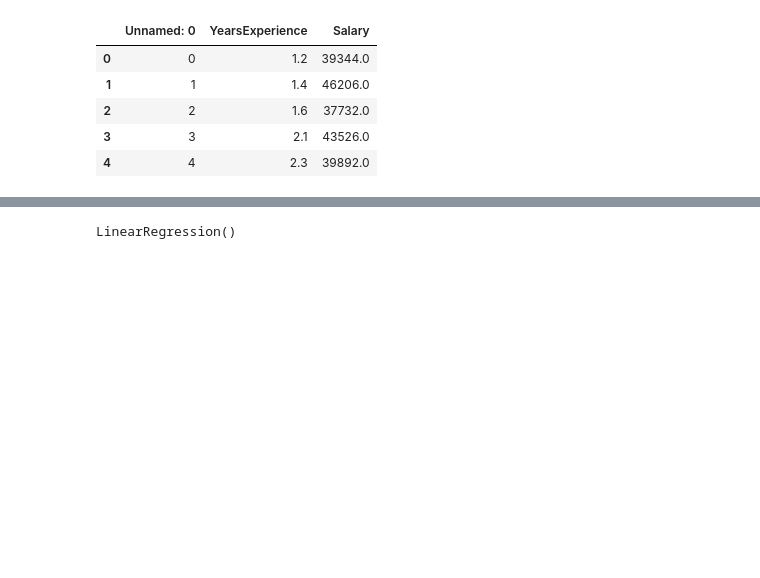
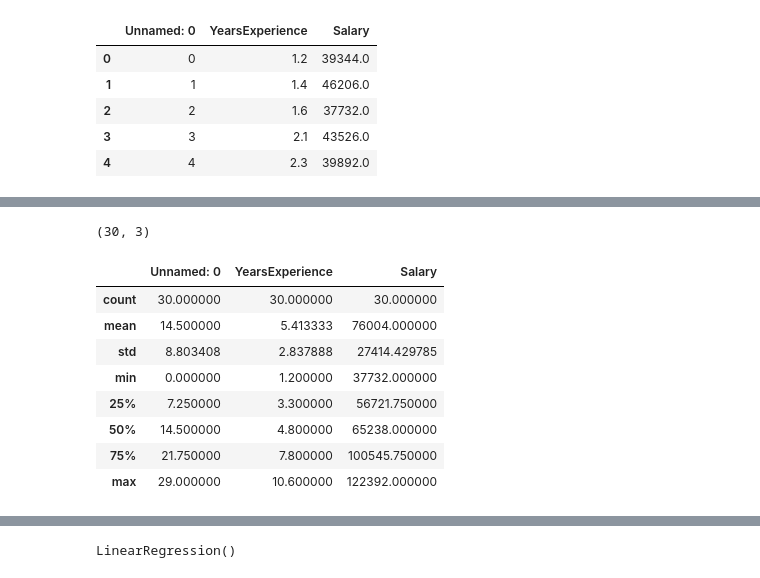
Before and after one commit to Selvaganapathy-k/salary_prediction-linear-regression-, a Jupyter notebook: Salary Prediction.ipynb, the cells around one changed output, grey strips where cells are left out. Drawn from its saved outputs; the diff is of its cells as text; code cells hidden in the pictures; blank space fills up the shorter version.

```diff
--- a/Salary Prediction.ipynb
+++ b/Salary Prediction.ipynb
@@ -14,0 +29,16 @@ df.head()
+# %%
+df.shape
+# %% [output]
+(30, 3)
+# %%
+df.describe()
+# %% [output]
+|  | Unnamed: 0 | YearsExperience | Salary |
+| count | 30.000000 | 30.000000 | 30.000000 |
+| mean | 14.500000 | 5.413333 | 76004.000000 |
+| std | 8.803408 | 2.837888 | 27414.429785 |
+| min | 0.000000 | 1.200000 | 37732.000000 |
+| 25% | 7.250000 | 3.300000 | 56721.750000 |
+| 50% | 14.500000 | 4.800000 | 65238.000000 |
+| 75% | 21.750000 | 7.800000 | 100545.750000 |
+| max | 29.000000 | 10.600000 | 122392.000000 |
```
Also changed, not shown: parts of 6 cells of this notebook, 1 other file.
